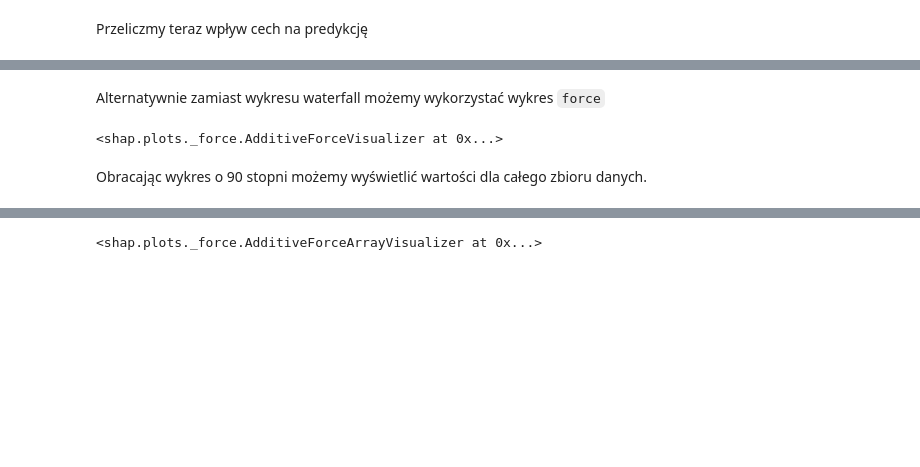
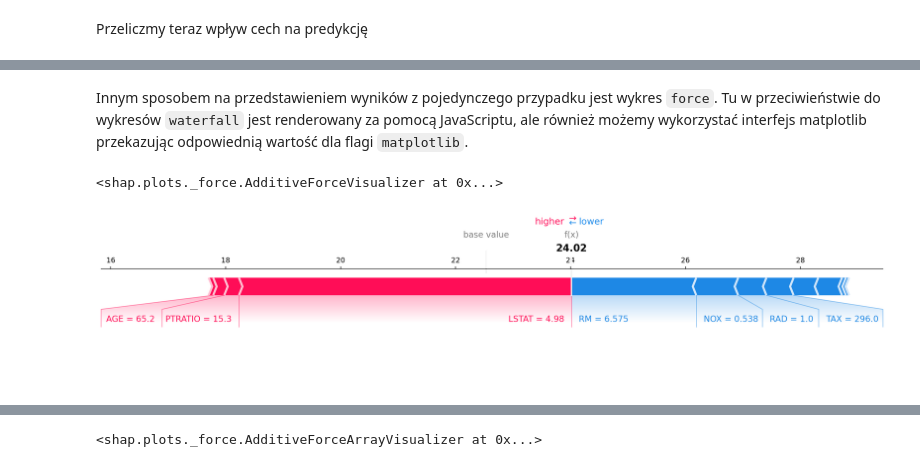
Before and after one commit to pwr-ai/przetwarzanie-danych-i-odkrywanie-wiedzy, a Jupyter notebook: laboratoria/lab4-manipulacja-datasetem.ipynb, the cells around one changed output, grey strips where cells are left out. Drawn from its saved outputs; the diff is of its cells as text; code cells hidden in the pictures; blank space fills up the shorter version.

```diff
--- a/laboratoria/lab4-manipulacja-datasetem.ipynb
+++ b/laboratoria/lab4-manipulacja-datasetem.ipynb
@@ -199,8 +226,10 @@ Wartości zaznaczono na czerwono oznaczają cechy które podnosiły wartość pr
 # %% [markdown]
-Alternatywnie zamiast wykresu waterfall możemy wykorzystać wykres `force`
+Innym sposobem na przedstawieniem wyników z pojedynczego przypadku jest wykres `force`. Tu w przeciwieństwie do wykresów `waterfall` jest renderowany za pomocą JavaScriptu, ale również możemy wykorzystać interfejs matplotlib przekazując odpowiednią wartość dla flagi `matplotlib`.
-# %%
-shap.plots.force(exp[0])
-# %% [output]
-<shap.plots._force.AdditiveForceVisualizer at 0x...>
-# %% [markdown]
-Obracając wykres o 90 stopni możemy wyświetlić wartości dla całego zbioru danych.
+# %%
+shap.plots.force(shap_values[0], matplotlib=False)
+# %% [output]
+<shap.plots._force.AdditiveForceVisualizer at 0x...>
+# %%
+shap.plots.force(shap_values[0], matplotlib=True)
+# %% [output]
+[figure, added]
```
Also changed, not shown: parts of 21 cells of this notebook.
